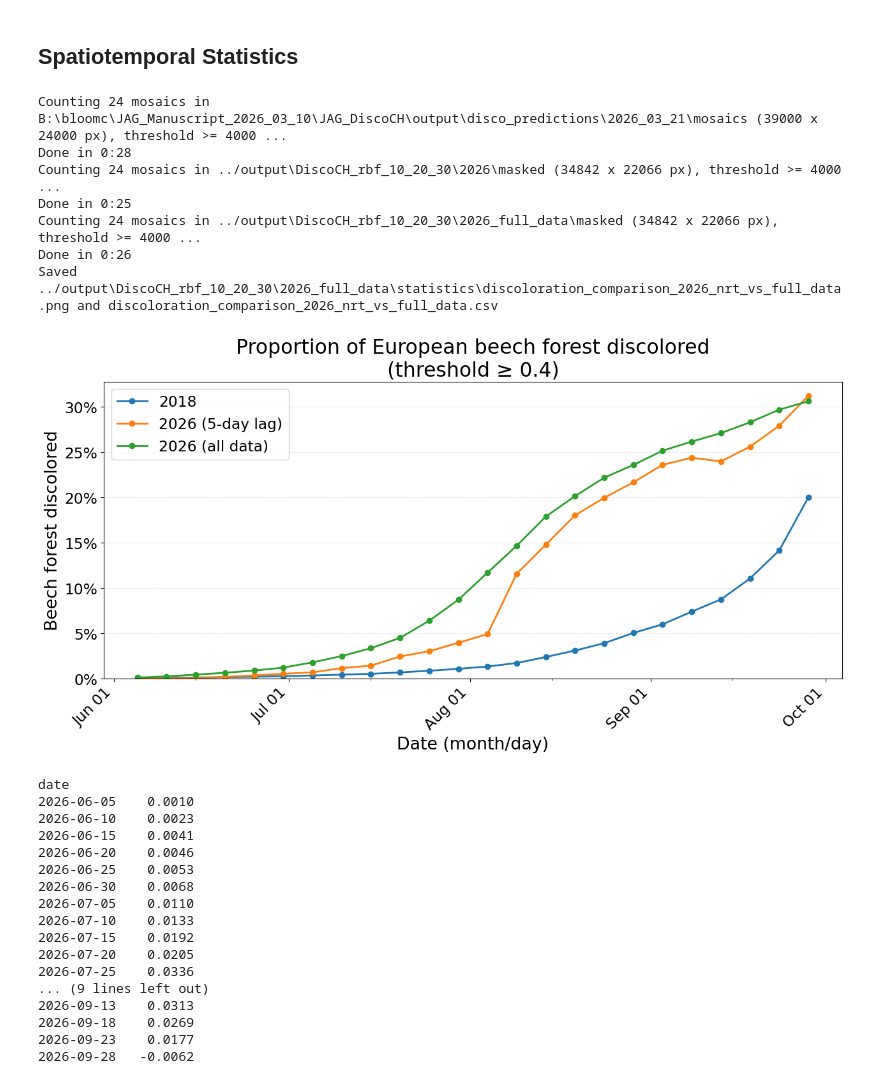
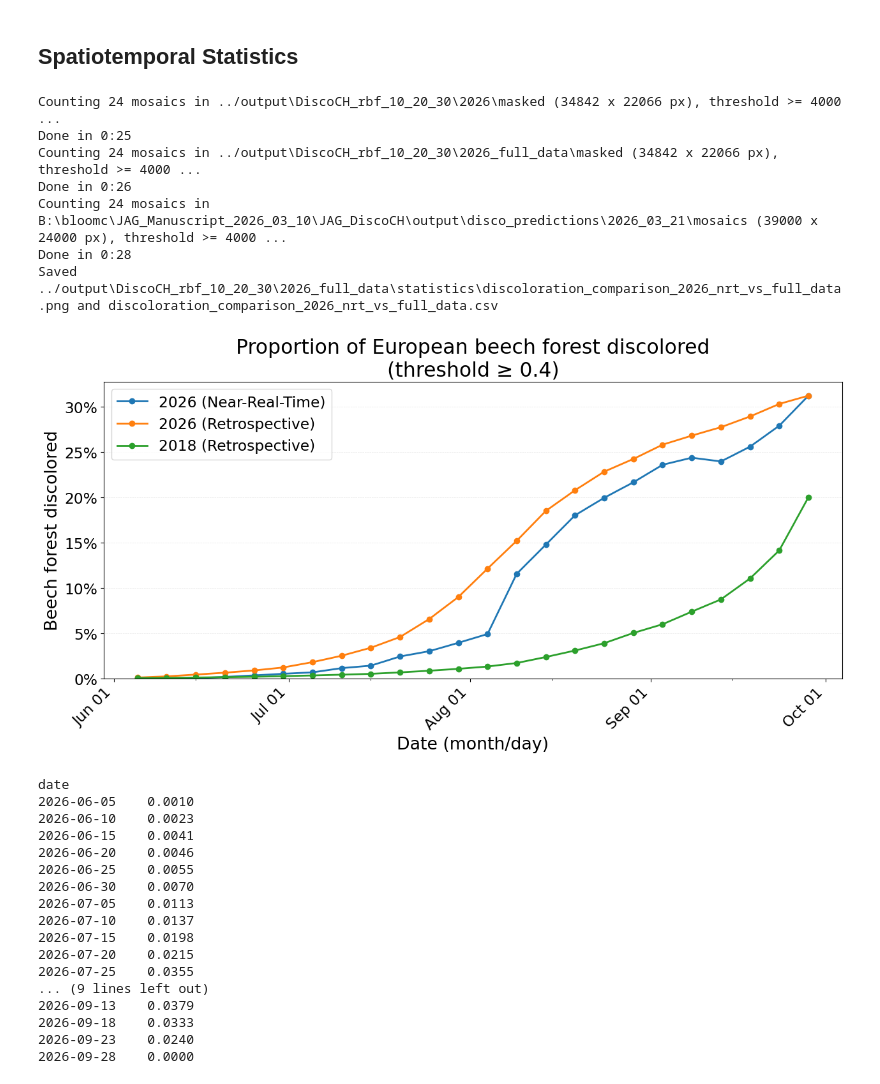
Before and after one commit to ckbloom/bloom-etal-2026-DiscoCH, a Jupyter notebook: notebooks/DiscoCH_NRT_vs_Full_Data.ipynb, the cells around one changed output. Saved outputs shown, nothing was run; the diff lists cells and outputs as text; code cells hidden in the pictures.

```diff
--- a/notebooks/DiscoCH_NRT_vs_Full_Data.ipynb
+++ b/notebooks/DiscoCH_NRT_vs_Full_Data.ipynb
@@ -121,48 +110,48 @@ Done in 13:38: 24 written
 # %%
 # Same plot as DiscoCH.ipynb, with the all-data series added
 mosaics_2018 = r"B:\bloomc\JAG_Manuscript_2026_03_10\JAG_DiscoCH\output\disco_predictions\2026_03_21\mosaics"
 threshold = 4000  # Stored value (0-10000) at/above which a pixel is discolored: 4000 = 40 % probability
 
 comparison = plot_year_comparison(
     {
-        "2018": dict(mosaic_dir=mosaics_2018, pattern="Proba_mosaic_*.tif", year=2018),
-        f"{year} (5-day lag)": dict(mosaic_dir=nrt_masked, year=year),
-        f"{year} (all data)": dict(mosaic_dir=full_masked, year=year),
+        f"{year} (Near-Real-Time)": dict(mosaic_dir=nrt_masked, year=year),
+        f"{year} (Retrospective)": dict(mosaic_dir=full_masked, year=year),
+        "2018 (Retrospective)": dict(mosaic_dir=mosaics_2018, pattern="Proba_mosaic_*.tif", year=2018),
     },
     threshold=threshold,
     output_dir=stats_output,
     output_name=f"discoloration_comparison_{year}_nrt_vs_full_data",
     max_workers=8,
 )
 # %% [output]
-Counting 24 mosaics in B:\bloomc\JAG_Manuscript_2026_03_10\JAG_DiscoCH\output\disco_predictions\2026_03_21\mosaics (39000 x 24000 px), threshold >= 4000 ...
-Done in 0:28
 Counting 24 mosaics in ../output\DiscoCH_rbf_10_20_30\2026\masked (34842 x 22066 px), threshold >= 4000 ...
 Done in 0:25
 Counting 24 mosaics in ../output\DiscoCH_rbf_10_20_30\2026_full_data\masked (34842 x 22066 px), threshold >= 4000 ...
 Done in 0:26
+Counting 24 mosaics in B:\bloomc\JAG_Manuscript_2026_03_10\JAG_DiscoCH\output\disco_predictions\2026_03_21\mosaics (39000 x 24000 px), threshold >= 4000 ...
+Done in 0:28
 Saved ../output\DiscoCH_rbf_10_20_30\2026_full_data\statistics\discoloration_comparison_2026_nrt_vs_full_data.png and discoloration_comparison_2026_nrt_vs_full_data.csv
-[figure, old version]
+[figure, new version]
 # %%
 # Difference per date: all data minus near real time
 total = comparison[comparison.zone == "All"].pivot(index="date", columns="dataset", values="proportion")
-diff = (total[f"{year} (all data)"] - total[f"{year} (5-day lag)"]).dropna()
-print(diff.rename("all data - 5-day lag (proportion)").round(4).to_string())
+diff = (total[f"{year} (Retrospective)"] - total[f"{year} (Near-Real-Time)"]).dropna()
+print(diff.rename("retrospective - near-real-time (proportion)").round(4).to_string())
 # %% [output]
 date
 2026-06-05    0.0010
 2026-06-10    0.0023
 2026-06-15    0.0041
 2026-06-20    0.0046
-2026-06-25    0.0053
-2026-06-30    0.0068
-2026-07-05    0.0110
-2026-07-10    0.0133
-2026-07-15    0.0192
-2026-07-20    0.0205
-2026-07-25    0.0336
+2026-06-25    0.0055
+2026-06-30    0.0070
+2026-07-05    0.0113
+2026-07-10    0.0137
+2026-07-15    0.0198
+2026-07-20    0.0215
+2026-07-25    0.0355
 ... (9 lines left out)
-2026-09-13    0.0313
-2026-09-18    0.0269
-2026-09-23    0.0177
-2026-09-28   -0.0062
+2026-09-13    0.0379
+2026-09-18    0.0333
+2026-09-23    0.0240
+2026-09-28    0.0000
```
Also changed, not shown: parts of 4 cells of this notebook, 3 other files.
